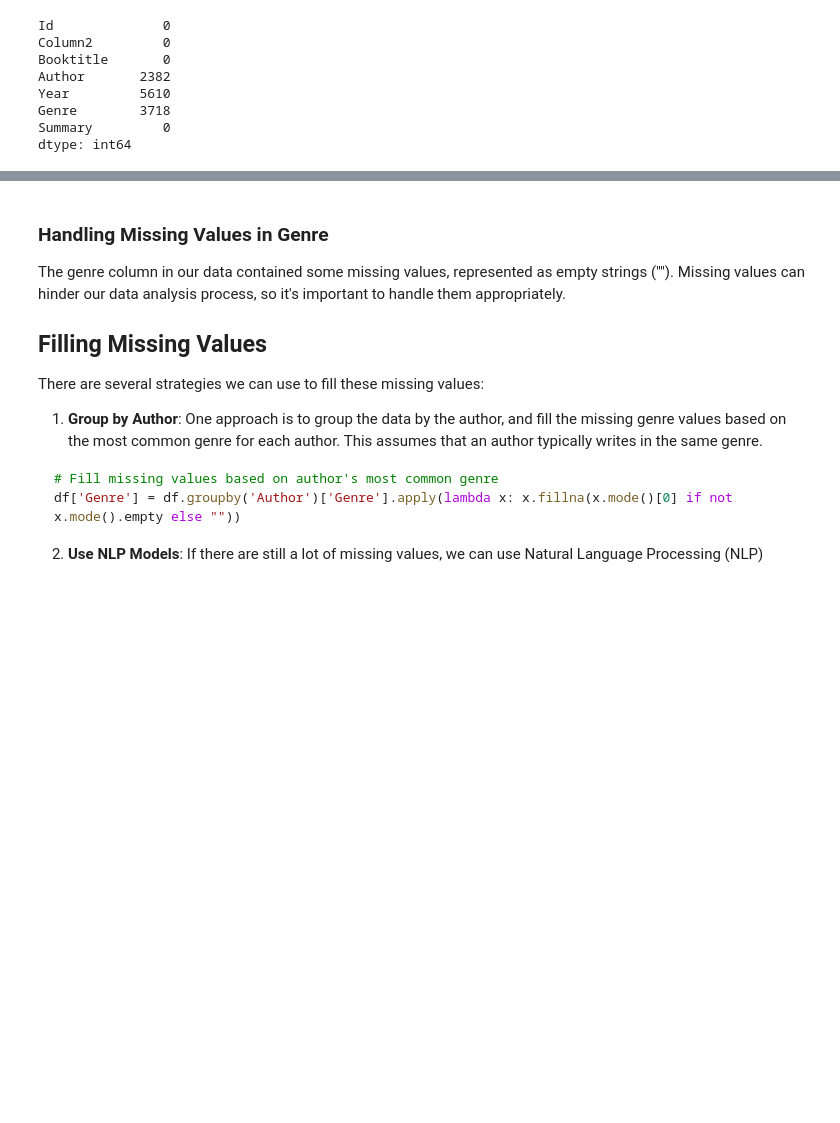
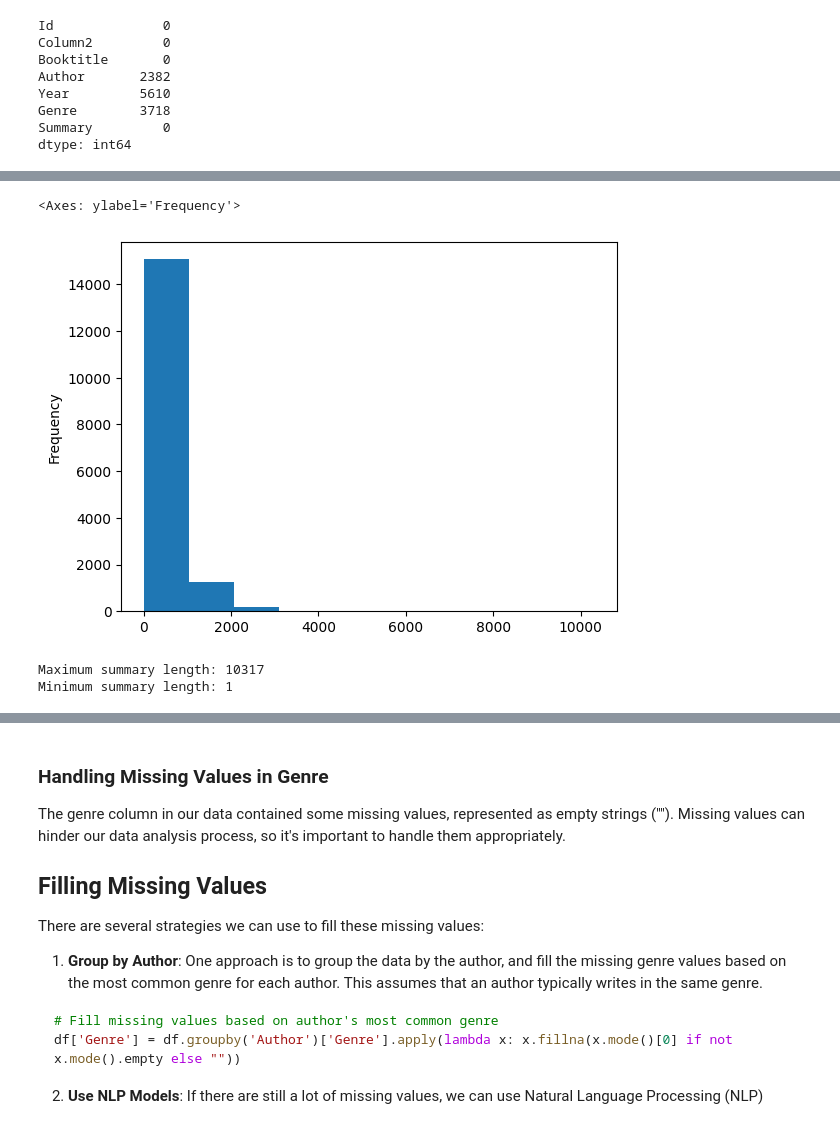
Before and after one commit to Arvinzaheri/data_colab_task, a Jupyter notebook: Data_analys.ipynb, the cells around one changed output, grey strips where cells are left out. Drawn from its saved outputs; the diff is of its cells as text; code cells hidden in the pictures; blank space fills up the shorter version.

```diff
--- a/Data_analys.ipynb
+++ b/Data_analys.ipynb
@@ -140,0 +139,17 @@ Name: 5693, dtype: object
+# %%
+df["Tokens"] = df["Summary"].str.split()
+df["Summary_length"] = df["Tokens"].apply(len)
+# %%
+df["Summary_length"].plot(kind="hist")
+# %% [output]
+<Axes: ylabel='Frequency'>
+[figure, added]
+# %%
+max_summary_length = df["Summary_length"].max()
+min_summary_length = df["Summary_length"].min()
+
+print(f"Maximum summary length: {max_summary_length}")
+print(f"Minimum summary length: {min_summary_length}")
+# %% [output]
+Maximum summary length: 10317
+Minimum summary length: 1
```
Also changed, not shown: parts of 37 cells of this notebook.
